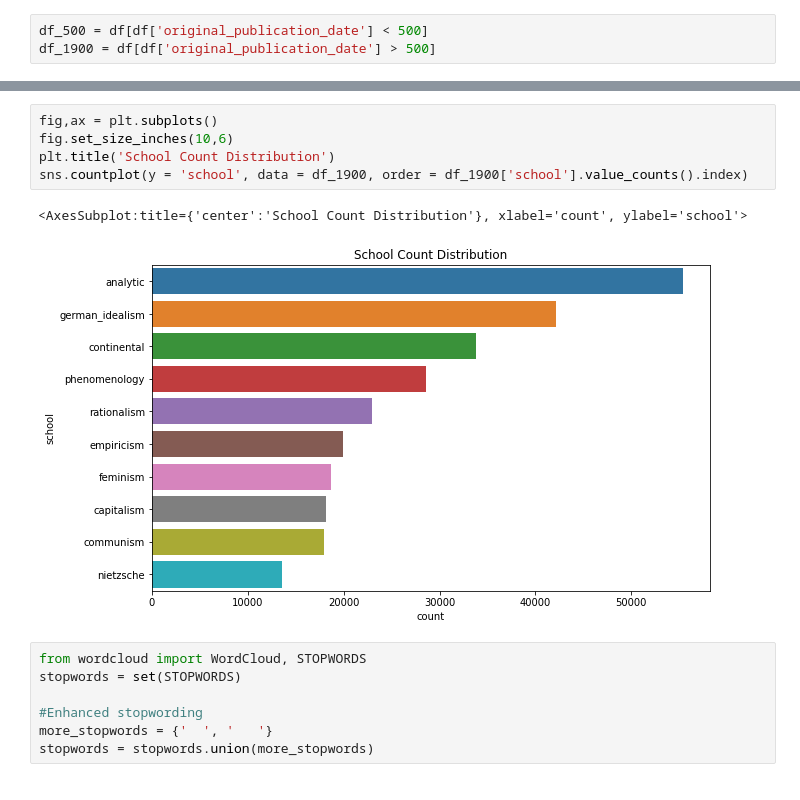
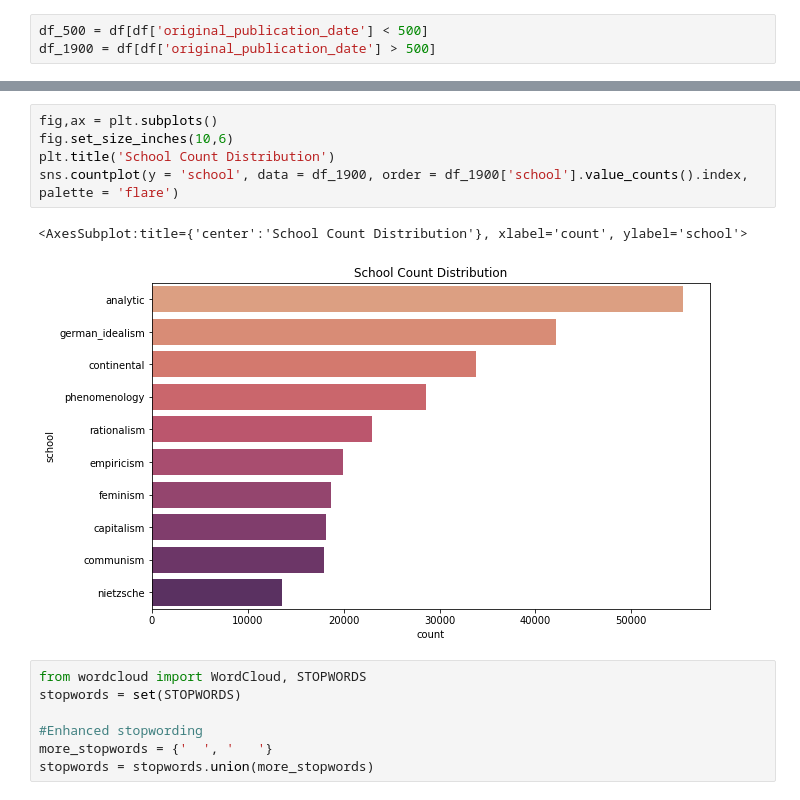
Before and after one commit to woonsupkim/NLP_Philosophy_DataStory, a Jupyter notebook: Project1.ipynb, the cells around one changed output, grey strips where cells are left out. Drawn from its saved outputs; the diff is of its cells as text.

```diff
--- a/Project1.ipynb
+++ b/Project1.ipynb
@@ -167,11 +167,11 @@ sns.countplot(y = 'school', data = df_500, order = df_500['school'].value_counts
 # %%
 fig,ax = plt.subplots()
 fig.set_size_inches(10,6)
 plt.title('School Count Distribution')
-sns.countplot(y = 'school', data = df_1900, order = df_1900['school'].value_counts().index)
+sns.countplot(y = 'school', data = df_1900, order = df_1900['school'].value_counts().index, palette = 'flare')
 # %% [output]
 <AxesSubplot:title={'center':'School Count Distribution'}, xlabel='count', ylabel='school'>
-[figure, old version]
+[figure, new version]
 # %%
 from wordcloud import WordCloud, STOPWORDS
 stopwords = set(STOPWORDS)
```
Also changed, not shown: parts of 3 cells of this notebook.
